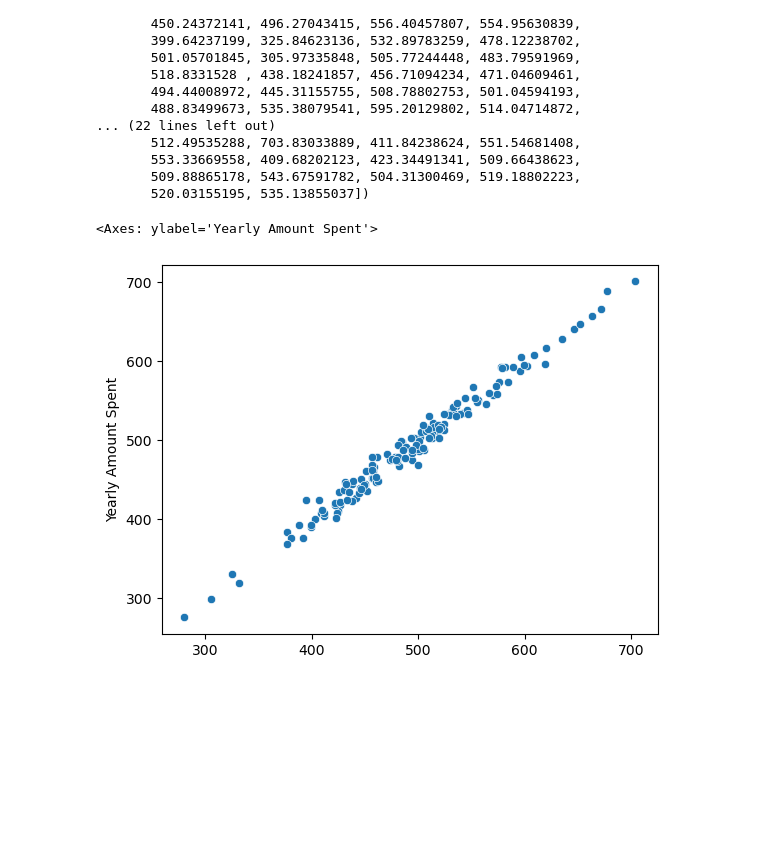
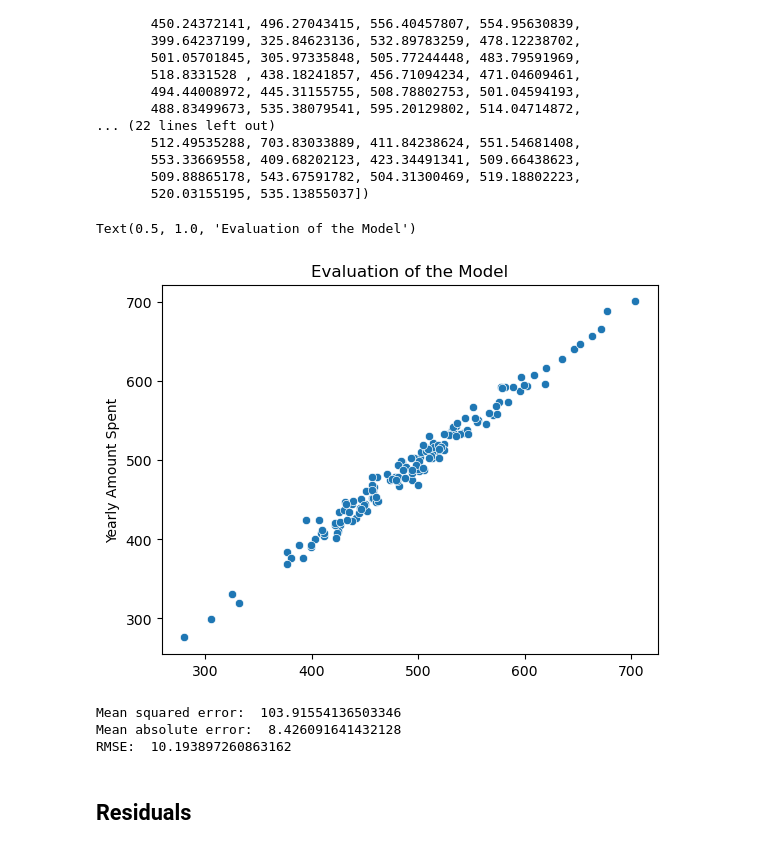
Before and after one commit to Malishka-Paradkar/ML-Yt-Practice, a Jupyter notebook: Part 3.ipynb, the cells around one changed output. Drawn from its saved outputs; the diff is of its cells as text; code cells hidden in the pictures; blank space fills up the shorter version.

```diff
--- a/Part 3.ipynb
+++ b/Part 3.ipynb
@@ -184,6 +184,7 @@ array([403.66993069, 542.57756289, 427.06591658, 502.02460425,
 # %%
 # Now to test we plot the predictions to the actual output values
 sns.scatterplot(x=predictions, y=y_test)
+plt.title("Evaluation of the Model")
 # %% [output]
-<Axes: ylabel='Yearly Amount Spent'>
+Text(0.5, 1.0, 'Evaluation of the Model')
-[figure, old version]
+[figure, new version]
@@ -189,0 +194,10 @@ sns.scatterplot(x=predictions, y=y_test)
+# %%
+print("Mean squared error: ", mean_squared_error(y_test, predictions))
+print("Mean absolute error: ", mean_absolute_error(y_test, predictions))
+print("RMSE: ", math.sqrt(mean_squared_error(y_test, predictions)))
+# %% [output]
+Mean squared error:  103.91554136503346
+Mean absolute error:  8.426091641432128
+RMSE:  10.193897260863162
+# %% [markdown]
+## Residuals
```
Also changed, not shown: parts of 5 cells of this notebook.
